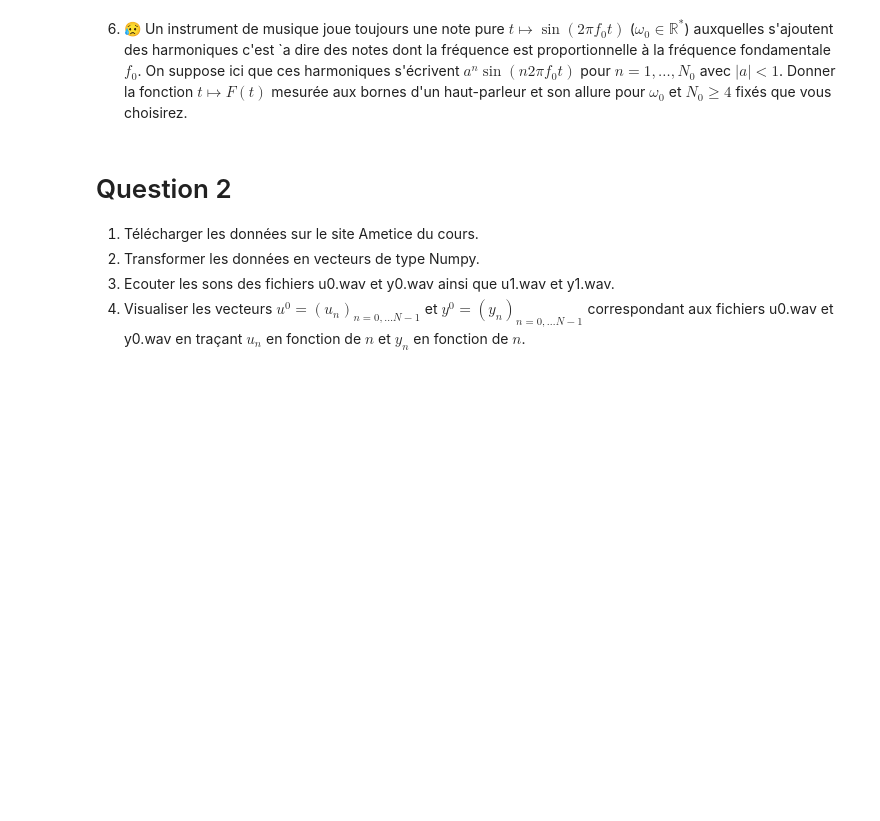
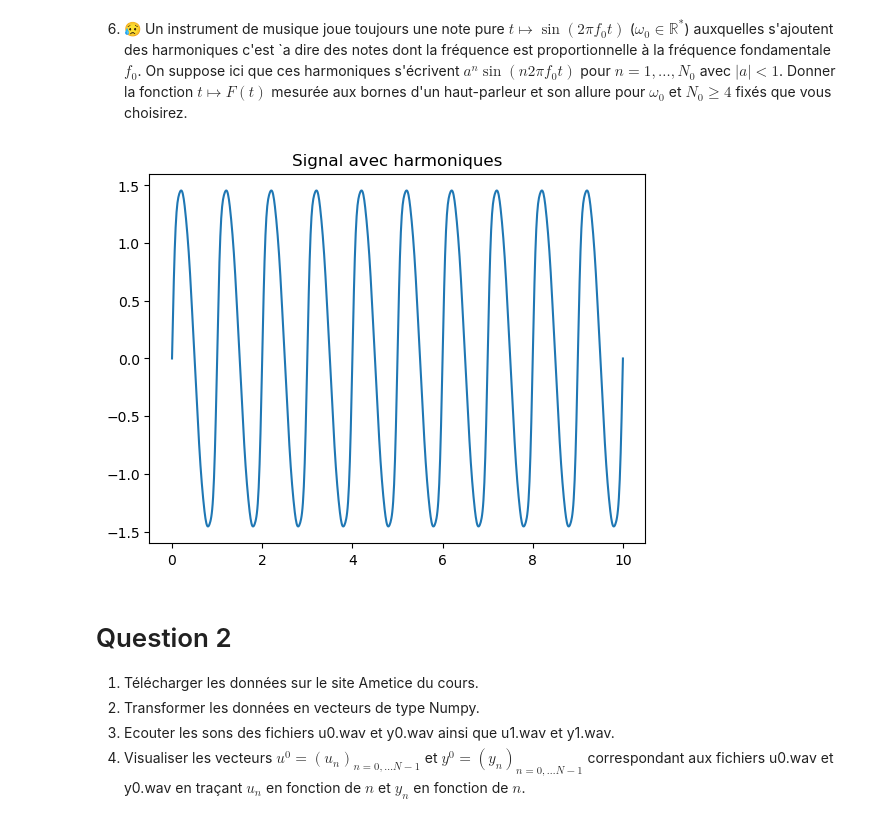
Before and after one commit to kenzalittlegenius/audio-denoising-fourier, a Jupyter notebook: DCC1_Projet_Debruitage_NoteBook.ipynb, the cells around one changed output. Cells and saved outputs as stored; diff of their text form; code cells hidden in the pictures; blank space fills up the shorter version.

```diff
--- a/DCC1_Projet_Debruitage_NoteBook.ipynb
+++ b/DCC1_Projet_Debruitage_NoteBook.ipynb
@@ -91,5 +397,24 @@ $G_3$ dans le cas $\omega_1 = \frac{1}{10}$ et $\omega_2=1$. Décomposer $G_3$ d
 # %% [markdown]
 6. &#x1F625; Un instrument de musique joue toujours une note pure $t\mapsto \sin(2\pi f_0 t)$ ($\omega_0\in\mathbb{R}^*$) auxquelles s'ajoutent des harmoniques c'est \`a dire des notes dont la fréquence est proportionnelle à la fréquence fondamentale $f_0$. On suppose ici que ces harmoniques s'écrivent $a^n\sin(n2\pi f_0 t)$ pour $n=1,\dots,N_0$ avec $|a|<1$. Donner la fonction $t\mapsto F(t)$ mesurée aux bornes d'un haut-parleur et son allure pour $\omega_0$ et $N_0\geq 4$ fixés que vous choisirez.
+# %%
+import matplotlib.pyplot as plt
+import numpy as np
+import sympy as sp
+import math
+f0=1
+a=0.5
+N0=6
+t=np.linspace(0,10,1000)
+F = np.sin(2*np.pi*f0*t)
+
+for n in range(1,N0+1):
+    F = F + a**n * np.sin(2*np.pi*n*f0*t)
+
+plt.plot(t,F)
+plt.title("Signal avec harmoniques")
+plt.show()
+# %% [output]
+[figure, added]
 # %% [markdown]
 # Question 2
 
```
Also changed, not shown: parts of 7 cells of this notebook.
